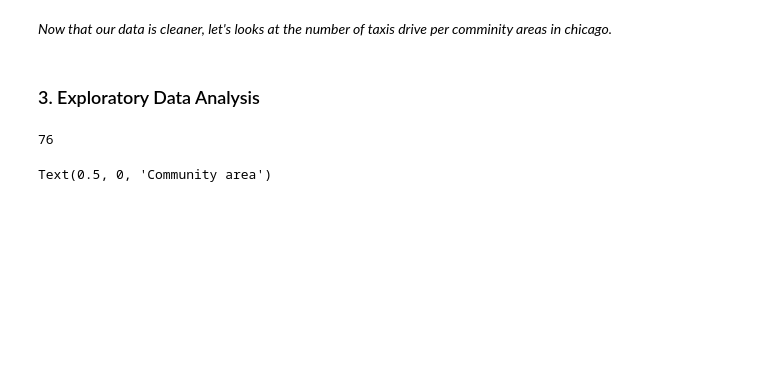
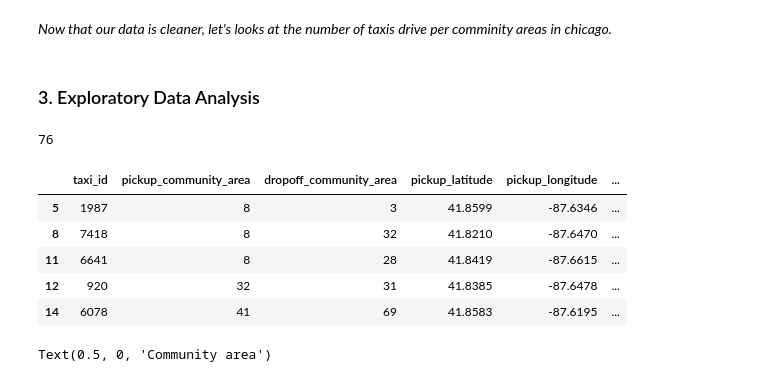
Before and after one commit to pierreschutz/ADA_Project, a Jupyter notebook: milestone2.ipynb, the cells around one changed output. Saved outputs shown, nothing was run; the diff lists cells and outputs as text; code cells hidden in the pictures; blank space fills up the shorter version.

```diff
--- a/milestone2.ipynb
+++ b/milestone2.ipynb
@@ -2248,6 +1537,15 @@ community_area_range = int(community_area_max - community_area_min)
 community_area_range
 # %% [output]
 76
+# %%
+taxi_rides.head()
+# %% [output]
+|  | taxi_id | pickup_community_area | dropoff_community_area | pickup_latitude | pickup_longitude | ... |
+| 5 | 1987 | 8 | 3 | 41.8599 | -87.6346 | ... |
+| 8 | 7418 | 8 | 32 | 41.8210 | -87.6470 | ... |
+| 11 | 6641 | 8 | 28 | 41.8419 | -87.6615 | ... |
+| 12 | 920 | 32 | 31 | 41.8385 | -87.6478 | ... |
+| 14 | 6078 | 41 | 69 | 41.8583 | -87.6195 | ... |
 # %%
 # Plot the number of pickups per community area
 plt.figure(figsize=(12, 6), dpi = 80)
```
Also changed, not shown: parts of 125 cells of this notebook.
